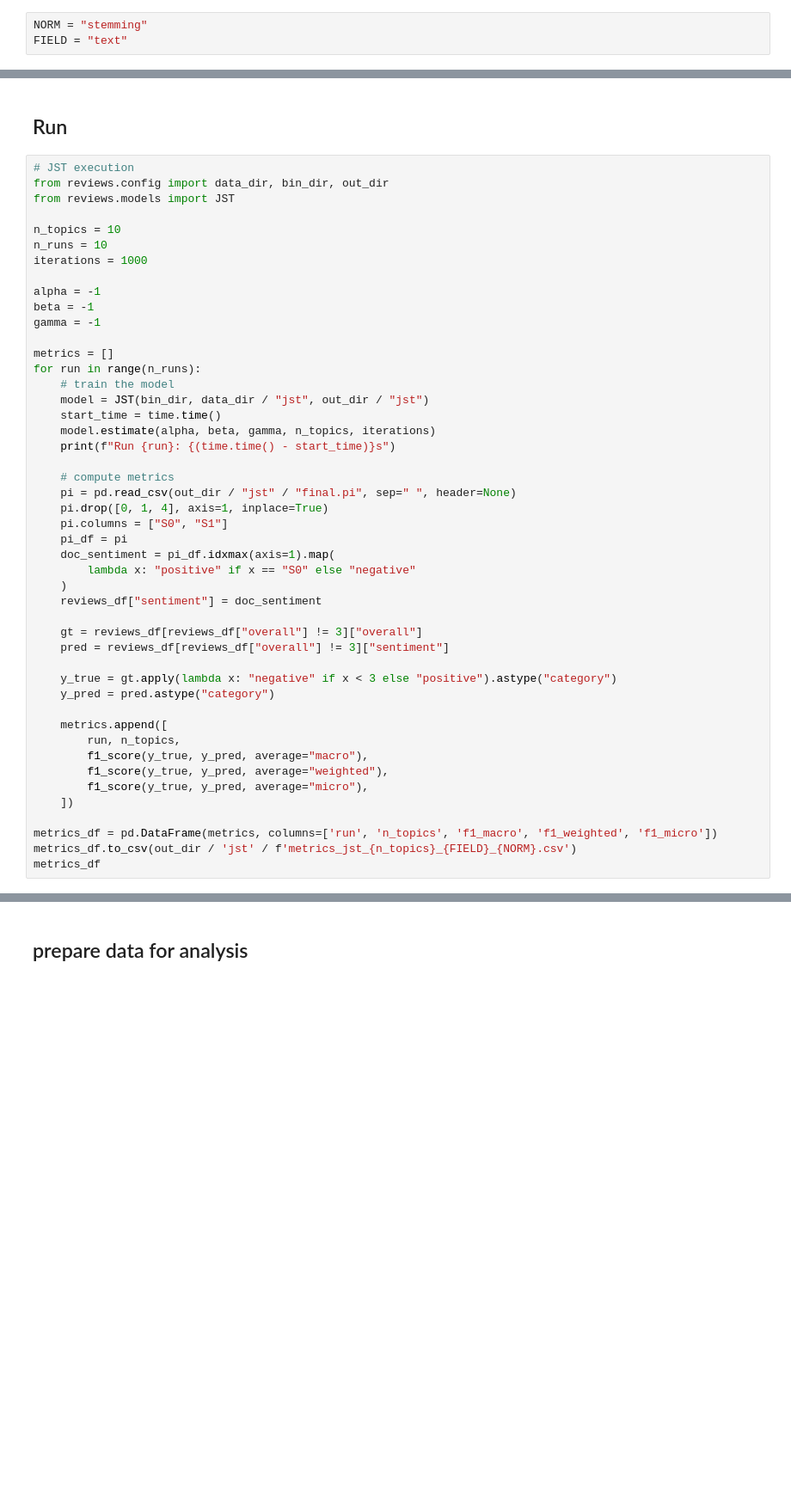
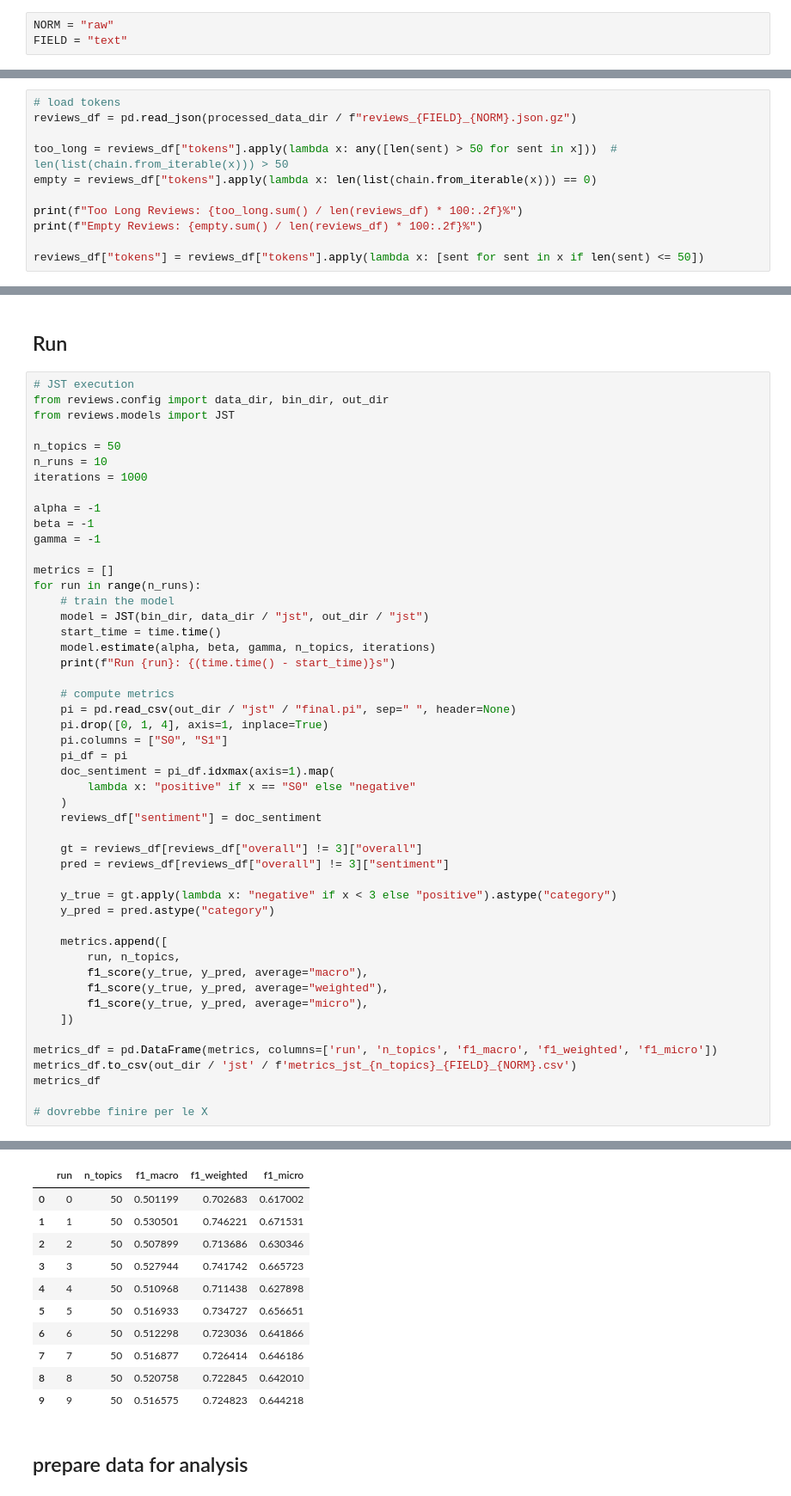
Before and after one commit to saiteki-kai/amazon-reviews, a Jupyter notebook: notebooks/04_jst.ipynb, the cells around one changed output, grey strips where cells are left out. Shown at 86% size. Cells and saved outputs as stored; diff of their text form; blank space fills up the shorter version.

```diff
--- a/notebooks/04_jst.ipynb
+++ b/notebooks/04_jst.ipynb
@@ -24,5 +24,5 @@ INFO: Pandarallel will use Memory file system to transfer data between the main
 # %% [markdown]
 ## Generate Input Data
 # %%
-NORM = "stemming"
+NORM = "raw"
 FIELD = "text"
@@ -39,0 +29,11 @@ print(f"Too Long Reviews: {too_long.sum() / len(reviews_df) * 100:.2f}%")
+# %%
+# load tokens
+reviews_df = pd.read_json(processed_data_dir / f"reviews_{FIELD}_{NORM}.json.gz")
+
+too_long = reviews_df["tokens"].apply(lambda x: any([len(sent) > 50 for sent in x]))  # len(list(chain.from_iterable(x))) > 50
+empty = reviews_df["tokens"].apply(lambda x: len(list(chain.from_iterable(x))) == 0)
+
+print(f"Too Long Reviews: {too_long.sum() / len(reviews_df) * 100:.2f}%")
+print(f"Empty Reviews: {empty.sum() / len(reviews_df) * 100:.2f}%")
+
+reviews_df["tokens"] = reviews_df["tokens"].apply(lambda x: [sent for sent in x if len(sent) <= 50])
@@ -70,7 +73,7 @@ with open(data_dir / "jst" / "sentiwords.txt", "w") as f:
 from reviews.config import data_dir, bin_dir, out_dir
 from reviews.models import JST
 
-n_topics = 10
+n_topics = 50
 n_runs = 10
 iterations = 1000
 
@@ -112,3 +115,6 @@ for run in range(n_runs):
 metrics_df = pd.DataFrame(metrics, columns=['run', 'n_topics', 'f1_macro', 'f1_weighted', 'f1_micro'])
 metrics_df.to_csv(out_dir / 'jst' / f'metrics_jst_{n_topics}_{FIELD}_{NORM}.csv')
 metrics_df
+
+# dovrebbe finire per le X
+# %% [output]
@@ -115,3 +138,14 @@ metrics_df
+|  | run | n_topics | f1_macro | f1_weighted | f1_micro |
+| 0 | 0 | 50 | 0.501199 | 0.702683 | 0.617002 |
+| 1 | 1 | 50 | 0.530501 | 0.746221 | 0.671531 |
+| 2 | 2 | 50 | 0.507899 | 0.713686 | 0.630346 |
+| 3 | 3 | 50 | 0.527944 | 0.741742 | 0.665723 |
+| 4 | 4 | 50 | 0.510968 | 0.711438 | 0.627898 |
+| 5 | 5 | 50 | 0.516933 | 0.734727 | 0.656651 |
+| 6 | 6 | 50 | 0.512298 | 0.723036 | 0.641866 |
+| 7 | 7 | 50 | 0.516877 | 0.726414 | 0.646186 |
+| 8 | 8 | 50 | 0.520758 | 0.722845 | 0.642010 |
+| 9 | 9 | 50 | 0.516575 | 0.724823 | 0.644218 |
 # %% [markdown]
 ## prepare data for analysis
 # %%
```
Also changed, not shown: parts of 4 cells of this notebook, 2 other files.
